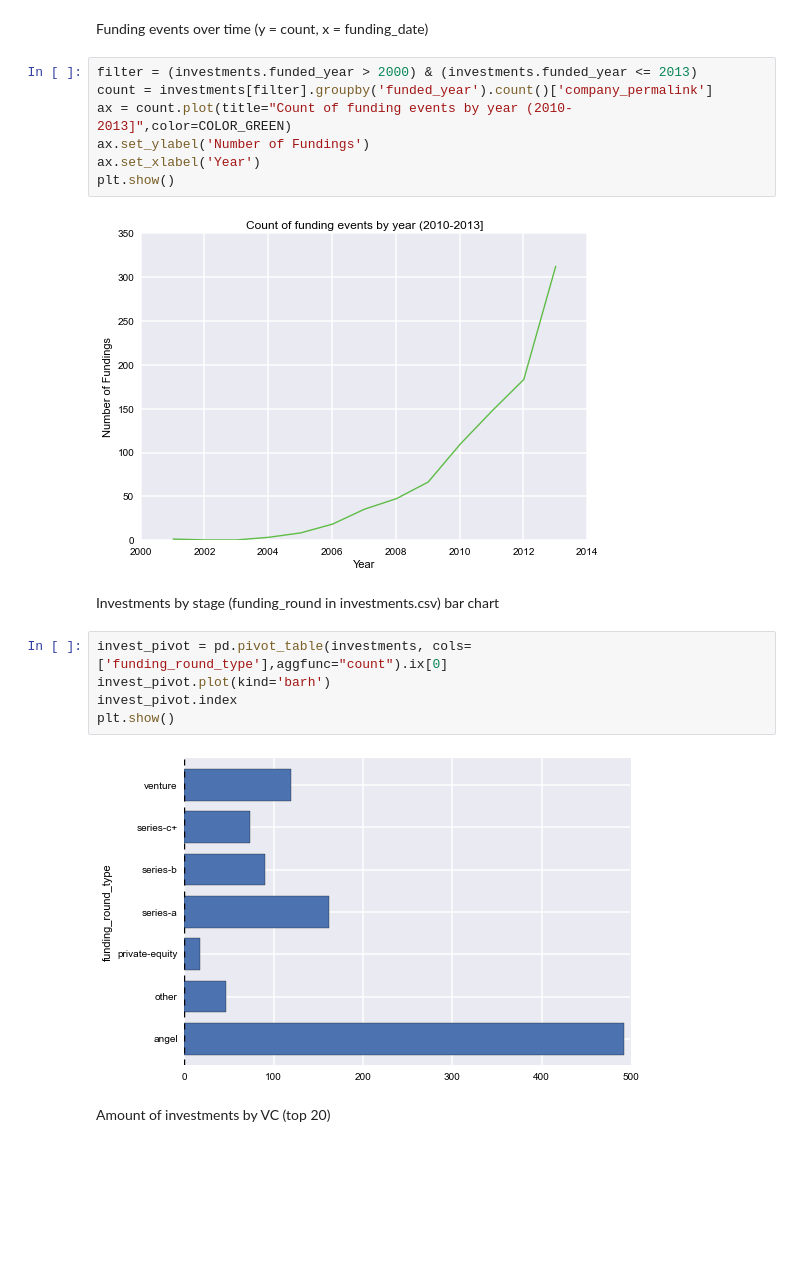
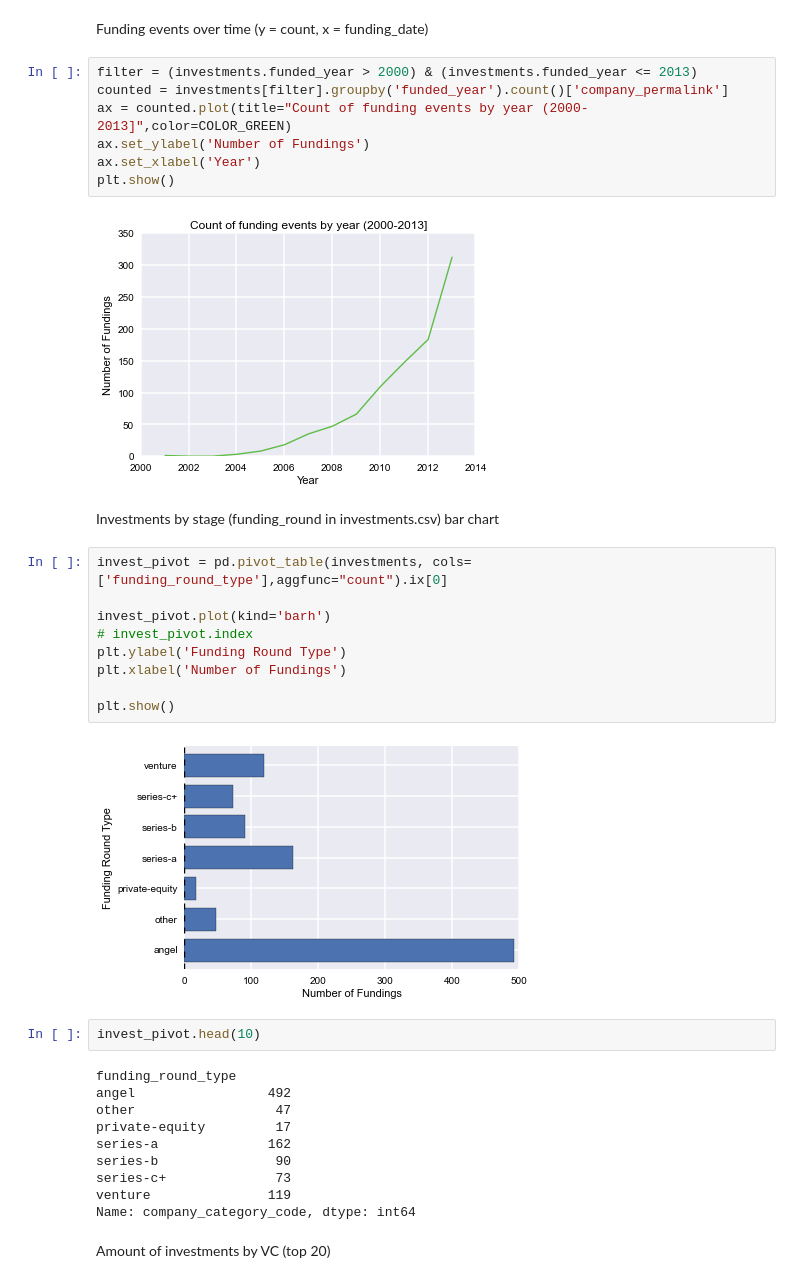
Before and after one commit to prabhamatta/Crunch-It, a Jupyter notebook: CrunchIt.ipynb, the cells around one changed output. Cells and saved outputs as stored; diff of their text form; blank space fills up the shorter version.

```diff
--- a/CrunchIt.ipynb
+++ b/CrunchIt.ipynb
@@ -269,22 +299,38 @@ len(investments)
 Funding events over time (y = count, x = funding_date)
 # %%
 filter = (investments.funded_year > 2000) & (investments.funded_year <= 2013)
-count = investments[filter].groupby('funded_year').count()['company_permalink']
-ax = count.plot(title="Count of funding events by year (2010-2013]",color=COLOR_GREEN)
+counted = investments[filter].groupby('funded_year').count()['company_permalink']
+ax = counted.plot(title="Count of funding events by year (2000-2013]",color=COLOR_GREEN)
 ax.set_ylabel('Number of Fundings')
 ax.set_xlabel('Year')
 plt.show()
 # %% [output]
-[figure, old version]
+[figure, new version]
 # %% [markdown]
 Investments by stage (funding_round in investments.csv) bar chart
 # %%
 invest_pivot = pd.pivot_table(investments, cols=['funding_round_type'],aggfunc="count").ix[0]
+
 invest_pivot.plot(kind='barh')
-invest_pivot.index
+# invest_pivot.index
+plt.ylabel('Funding Round Type')
+plt.xlabel('Number of Fundings')
+
 plt.show()
 # %% [output]
-[figure, old version]
+[figure, new version]
+# %%
+invest_pivot.head(10)
+# %% [output]
+funding_round_type
+angel                 492
+other                  47
+private-equity         17
+series-a              162
+series-b               90
+series-c+              73
+venture               119
+Name: company_category_code, dtype: int64
 # %% [markdown]
 Amount of investments by VC (top 20)
 # %%
```
Also changed, not shown: parts of 36 cells of this notebook.
